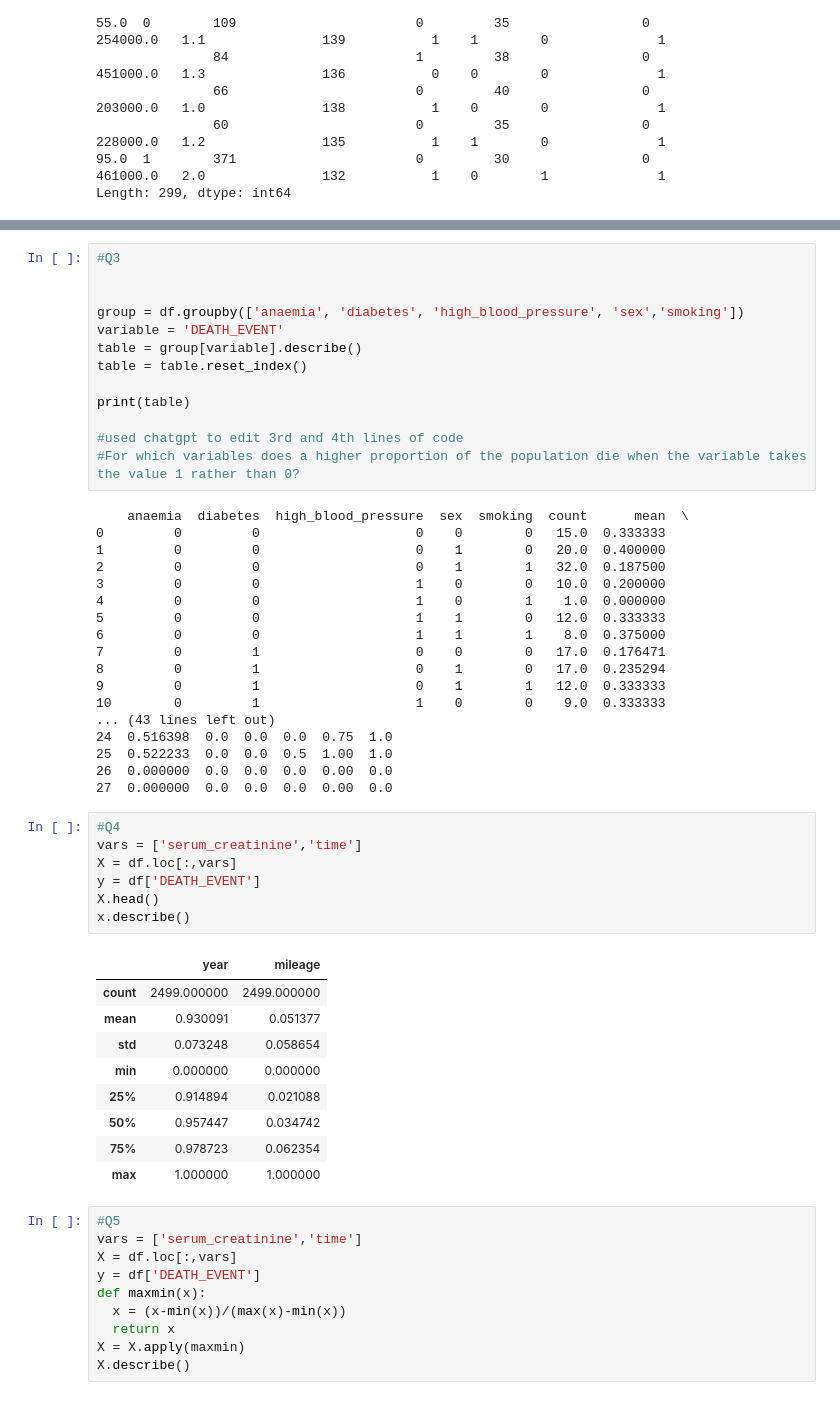
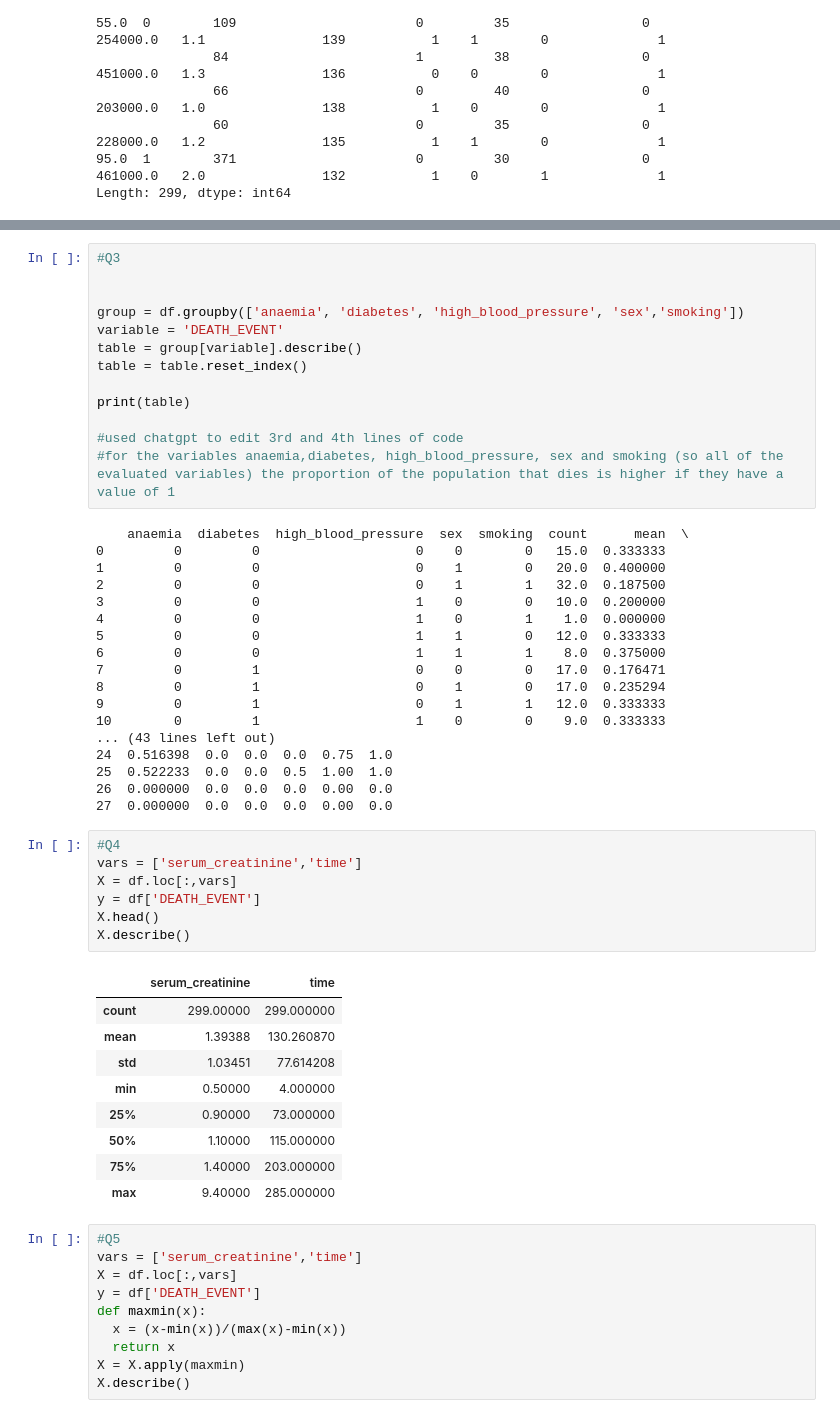
Before and after one commit to ToriStoner/assignment3, a Jupyter notebook: assignment_knn_and_kmc.ipynb, the cells around one changed output, grey strips where cells are left out. Drawn from its saved outputs; the diff is of its cells as text.

```diff
--- a/assignment_knn_and_kmc.ipynb
+++ b/assignment_knn_and_kmc.ipynb
@@ -524,7 +532,7 @@ table = table.reset_index()
 print(table)
 
 #used chatgpt to edit 3rd and 4th lines of code
-#For which variables does a higher proportion of the population die when the variable takes the value 1 rather than 0?
+#for the variables anaemia,diabetes, high_blood_pressure, sex and smoking (so all of the evaluated variables) the proportion of the population that dies is higher if they have a value of 1
 # %% [output]
     anaemia  diabetes  high_blood_pressure  sex  smoking  count      mean  \
 0         0         0                    0    0        0   15.0  0.333333
@@ -546,20 +554,20 @@ print(table)
 # %%
 #Q4
 vars = ['serum_creatinine','time']
 X = df.loc[:,vars]
 y = df['DEATH_EVENT']
 X.head()
-x.describe()
+X.describe()
 # %% [output]
-|  | year | mileage |
-| count | 2499.000000 | 2499.000000 |
-| mean | 0.930091 | 0.051377 |
-| std | 0.073248 | 0.058654 |
-| min | 0.000000 | 0.000000 |
-| 25% | 0.914894 | 0.021088 |
-| 50% | 0.957447 | 0.034742 |
-| 75% | 0.978723 | 0.062354 |
-| max | 1.000000 | 1.000000 |
+|  | serum_creatinine | time |
+| count | 299.00000 | 299.000000 |
+| mean | 1.39388 | 130.260870 |
+| std | 1.03451 | 77.614208 |
+| min | 0.50000 | 4.000000 |
+| 25% | 0.90000 | 73.000000 |
+| 50% | 1.10000 | 115.000000 |
+| 75% | 1.40000 | 203.000000 |
+| max | 9.40000 | 285.000000 |
 # %%
 #Q5
 vars = ['serum_creatinine','time']
```
Also changed, not shown: parts of 12 cells of this notebook.
